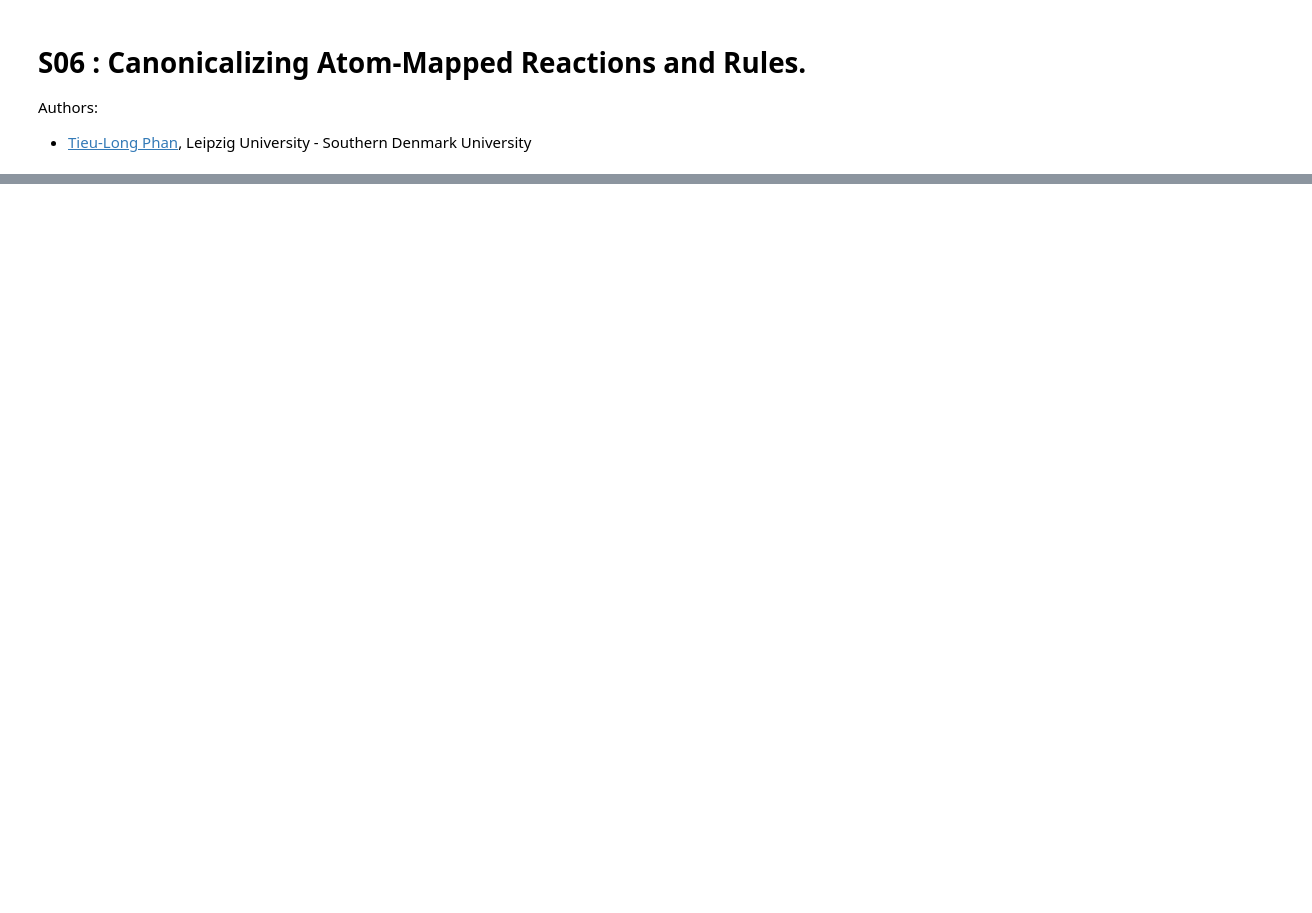
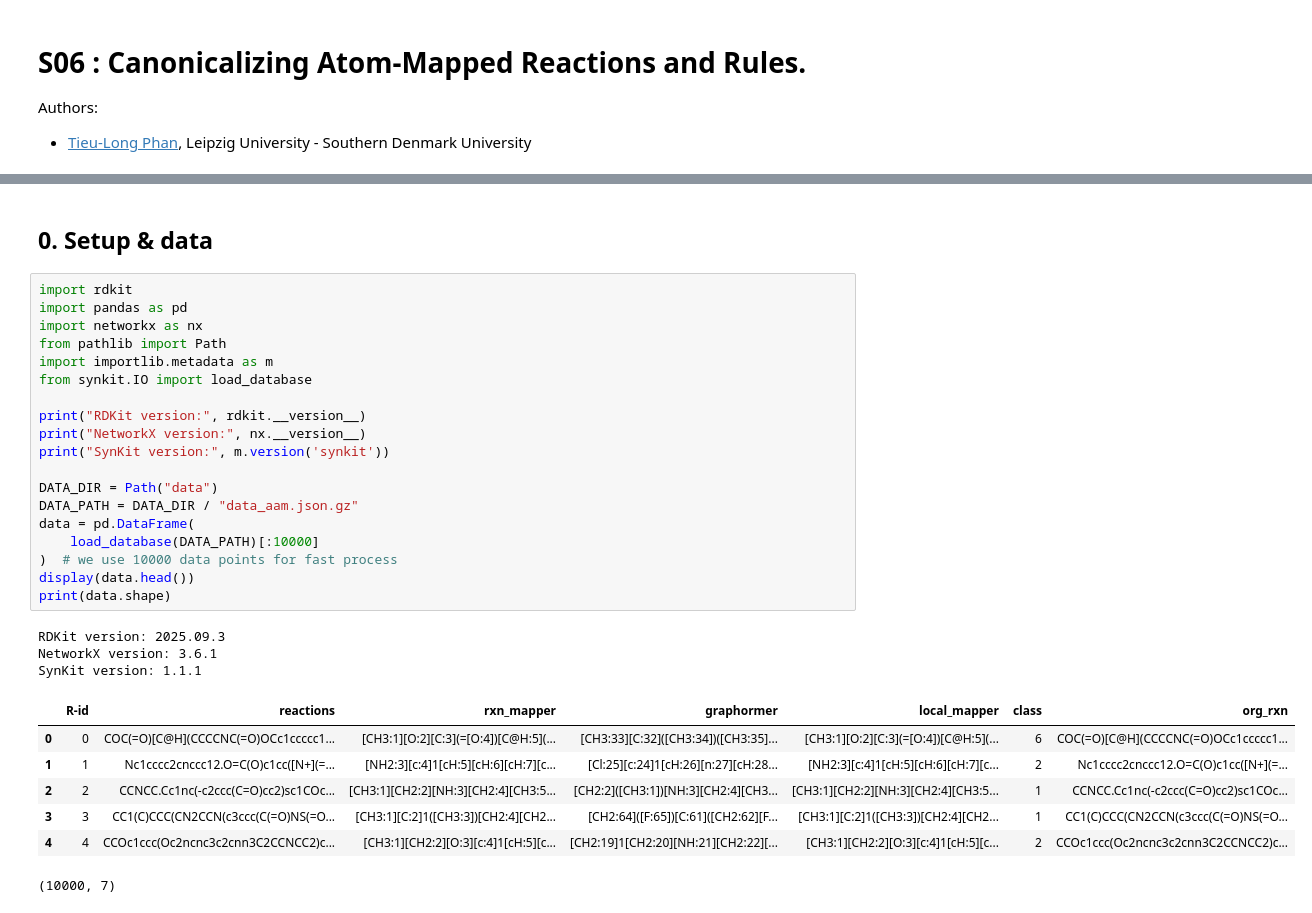
Before and after one commit to TieuLongPhan/SynEdu, a Jupyter notebook: synedu/S06/notebook.ipynb, the cells around one changed output, grey strips where cells are left out. Saved outputs shown, nothing was run; the diff lists cells and outputs as text; blank space fills up the shorter version.

```diff
--- a/synedu/S06/notebook.ipynb
+++ b/synedu/S06/notebook.ipynb
@@ -746,0 +26,32 @@ In S06–S08 we will assume rules were extracted from **canonicalized mapped rea
+# %% [markdown]
+## 0. Setup & data
+# %%
+import rdkit
+import pandas as pd
+import networkx as nx
+from pathlib import Path
+import importlib.metadata as m
+from synkit.IO import load_database
+
+print("RDKit version:", rdkit.__version__)
+print("NetworkX version:", nx.__version__)
+print("SynKit version:", m.version('synkit'))
+
+DATA_DIR = Path("data")
+DATA_PATH = DATA_DIR / "data_aam.json.gz"
+data = pd.DataFrame(
+    load_database(DATA_PATH)[:10000]
+)  # we use 10000 data points for fast process
+display(data.head())
+print(data.shape)
+# %% [output]
+RDKit version: 2025.09.3
+NetworkX version: 3.6.1
+SynKit version: 1.1.1
+|  | R-id | reactions | rxn_mapper | graphormer | local_mapper | class | org_rxn |
+| 0 | 0 | COC(=O)[C@H](CCCCNC(=O)OCc1ccccc1... | [CH3:1][O:2][C:3](=[O:4])[C@H:5](... | [CH3:33][C:32]([CH3:34])([CH3:35]... | [CH3:1][O:2][C:3](=[O:4])[C@H:5](... | 6 | COC(=O)[C@H](CCCCNC(=O)OCc1ccccc1... |
+| 1 | 1 | Nc1cccc2cnccc12.O=C(O)c1cc([N+](=... | [NH2:3][c:4]1[cH:5][cH:6][cH:7][c... | [Cl:25][c:24]1[cH:26][n:27][cH:28... | [NH2:3][c:4]1[cH:5][cH:6][cH:7][c... | 2 | Nc1cccc2cnccc12.O=C(O)c1cc([N+](=... |
+| 2 | 2 | CCNCC.Cc1nc(-c2ccc(C=O)cc2)sc1COc... | [CH3:1][CH2:2][NH:3][CH2:4][CH3:5... | [CH2:2]([CH3:1])[NH:3][CH2:4][CH3... | [CH3:1][CH2:2][NH:3][CH2:4][CH3:5... | 1 | CCNCC.Cc1nc(-c2ccc(C=O)cc2)sc1COc... |
+| 3 | 3 | CC1(C)CCC(CN2CCN(c3ccc(C(=O)NS(=O... | [CH3:1][C:2]1([CH3:3])[CH2:4][CH2... | [CH2:64]([F:65])[C:61]([CH2:62][F... | [CH3:1][C:2]1([CH3:3])[CH2:4][CH2... | 1 | CC1(C)CCC(CN2CCN(c3ccc(C(=O)NS(=O... |
+| 4 | 4 | CCOc1ccc(Oc2ncnc3c2cnn3C2CCNCC2)c... | [CH3:1][CH2:2][O:3][c:4]1[cH:5][c... | [CH2:19]1[CH2:20][NH:21][CH2:22][... | [CH3:1][CH2:2][O:3][c:4]1[cH:5][c... | 2 | CCOc1ccc(Oc2ncnc3c2cnn3C2CCNCC2)c... |
+(10000, 7)
```
Also changed, not shown: parts of 60 cells of this notebook, 30 other files.
